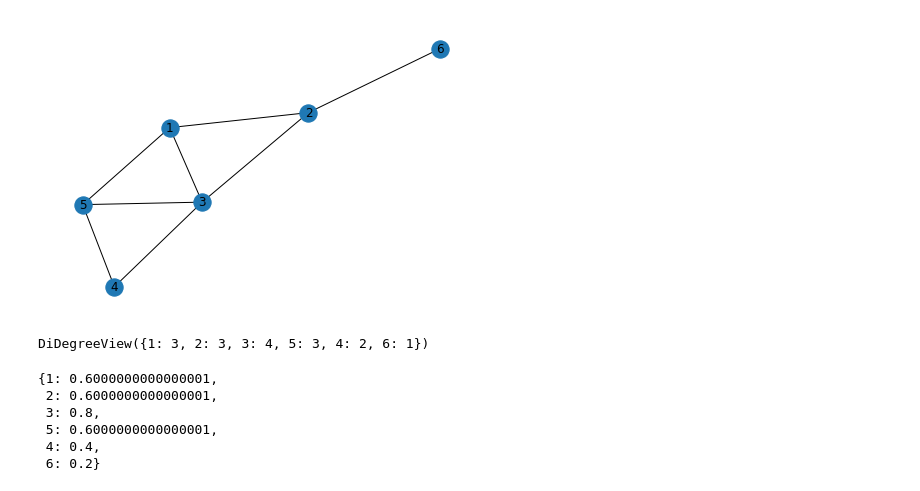
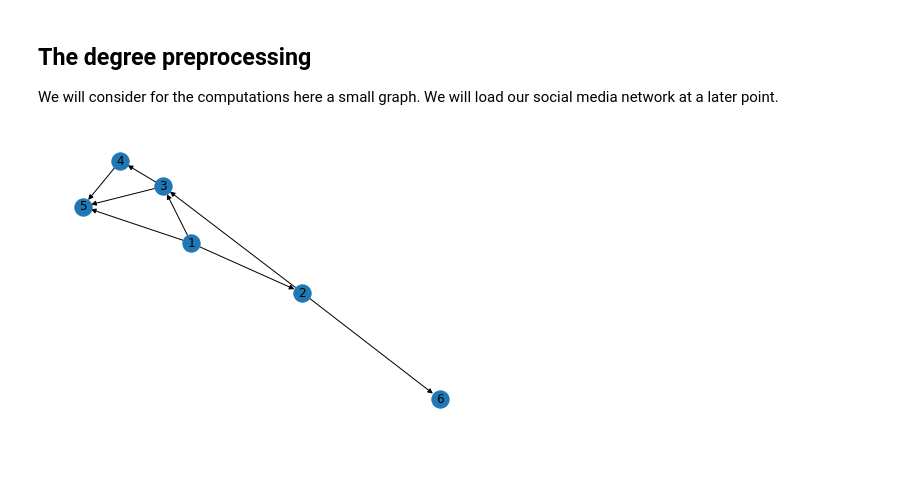
Before and after one commit to anatosun/reddit-cryptocurrency-analysis, a Jupyter notebook: notebooks/degree_centrality.ipynb, the cells around one changed output. Saved outputs shown, nothing was run; the diff lists cells and outputs as text; code cells hidden in the pictures; blank space fills up the shorter version.

```diff
--- a/notebooks/degree_centrality.ipynb
+++ b/notebooks/degree_centrality.ipynb
@@ -1,30 +43,21 @@
+# %% [markdown]
+## The degree preprocessing
+
+We will consider for the computations here a small graph. We will load our social media network at a later point.
 # %%
 import networkx as nx
 import matplotlib.pyplot as plt
 
-G = nx.Graph()
+G = nx.DiGraph()
 G.add_edge(1, 2)
 G.add_edge(1, 3)
 G.add_edge(1, 5)
 G.add_edge(2, 3)
 G.add_edge(3, 4)
 G.add_edge(4, 5)
 G.add_edge(3, 5)
 G.add_edge(2, 6)
 
 nx.draw(G, with_labels=True)
 # %% [output]
-[figure, old version]
+[figure, new version]
-# %%
-G.degree()
-# %% [output]
-DiDegreeView({1: 3, 2: 3, 3: 4, 5: 3, 4: 2, 6: 1})
-# %%
-nx.degree_centrality(G)
-# %% [output]
-{1: 0.6000000000000001,
- 2: 0.6000000000000001,
- 3: 0.8,
- 5: 0.6000000000000001,
- 4: 0.4,
- 6: 0.2}
```
Also changed, not shown: parts of 23 cells of this notebook.
